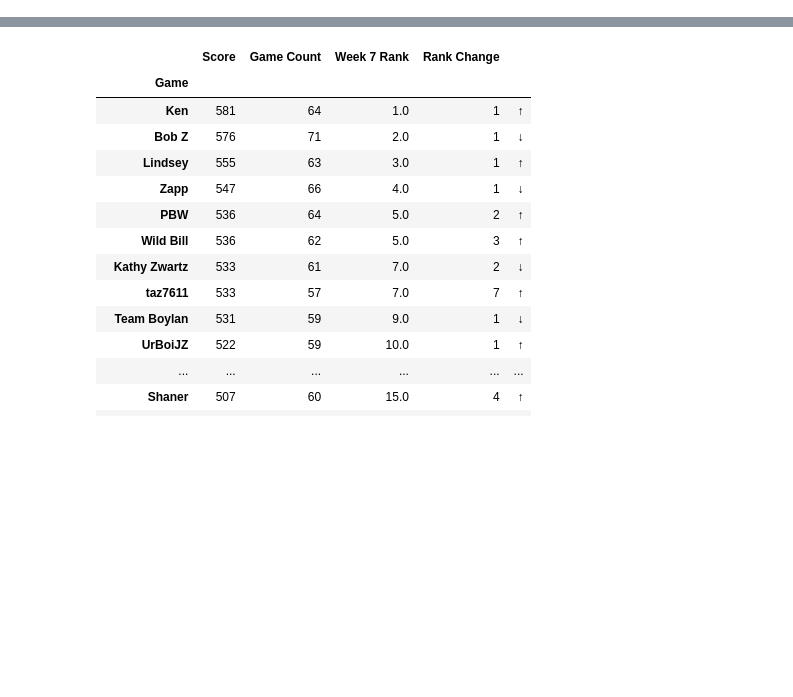
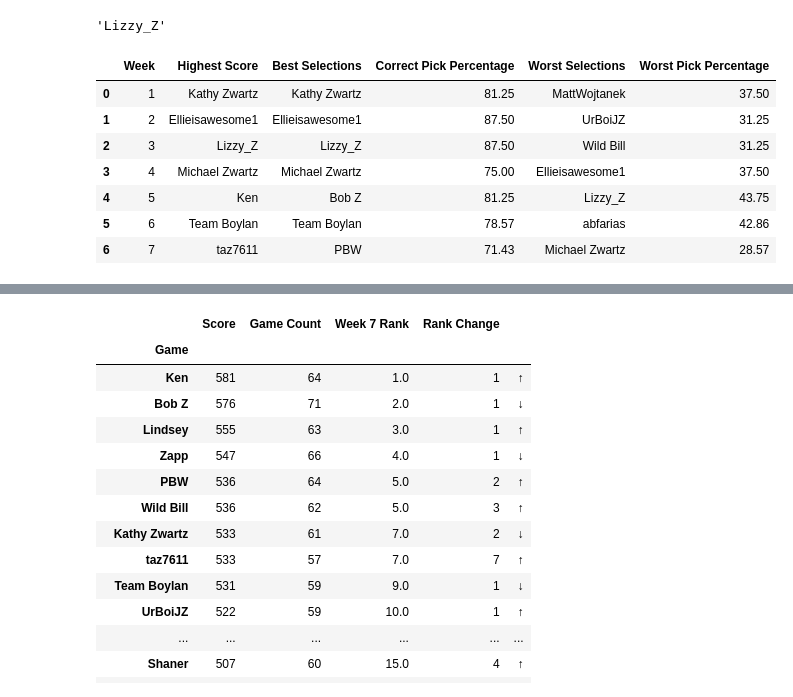
Before and after one commit to michaelzwartz/Confidence-pool, a Jupyter notebook: pool_notebook.ipynb, the cells around one changed output, grey strips where cells are left out. Saved outputs shown, nothing was run; the diff lists cells and outputs as text; code cells hidden in the pictures; blank space fills up the shorter version.

Commit message:
added best/worst df

```diff
--- a/pool_notebook.ipynb
+++ b/pool_notebook.ipynb
@@ -62,6 +167,30 @@ sum_totals(season_totals, week7_stats, 'Week 7 Rank')
 
 #caluculate the position change from the previous week
 season_totals['Rank Change Value'] = round(season_totals[season_totals.columns[len(season_totals.columns)-1]]-season_totals[season_totals.columns[len(season_totals.columns)-2]], 0)
+# %%
+week5_stats['Pick Percentage'].idxmin()
+# %% [output]
+'Lizzy_Z'
+# %%
+best_worst_dic = {'Week': 1, 'Highest Score': week1_stats['Score'].idxmax(), 'Best Selections': week1_stats['Pick Percentage'].idxmax(), 'Correct Pick Percentage': week1_stats['Pick Percentage'].max(), 'Worst Selections': week1_stats['Pick Percentage'].idxmin(), 'Worst Pick Percentage': week1_stats['Pick Percentage'].min()}
+best_worst = pd.DataFrame(best_worst_dic, index=[0])
+best_worst.loc[len(best_worst.index)] = [2, week2_stats['Score'].idxmax(), week2_stats['Pick Percentage'].idxmax(), week2_stats['Pick Percentage'].max(),  week2_stats['Pick Percentage'].idxmin(), week2_stats['Pick Percentage'].min()]
+best_worst.loc[len(best_worst.index)] = [3, week3_stats['Score'].idxmax(), week3_stats['Pick Percentage'].idxmax(), week3_stats['Pick Percentage'].max(),  week3_stats['Pick Percentage'].idxmin(), week3_stats['Pick Percentage'].min()]
+best_worst.loc[len(best_worst.index)] = [4, week4_stats['Score'].idxmax(), week4_stats['Pick Percentage'].idxmax(), week4_stats['Pick Percentage'].max(),  week4_stats['Pick Percentage'].idxmin(), week4_stats['Pick Percentage'].min()]
+best_worst.loc[len(best_worst.index)] = [5, week5_stats['Score'].idxmax(), week5_stats['Pick Percentage'].idxmax(), week5_stats['Pick Percentage'].max(),  week5_stats['Pick Percentage'].idxmin(), week5_stats['Pick Percentage'].min()]
+best_worst.loc[len(best_worst.index)] = [6, week6_stats['Score'].idxmax(), week6_stats['Pick Percentage'].idxmax(), week6_stats['Pick Percentage'].max(),  week6_stats['Pick Percentage'].idxmin(), week6_stats['Pick Percentage'].min()]
+best_worst.loc[len(best_worst.index)] = [7, week7_stats['Score'].idxmax(), week7_stats['Pick Percentage'].idxmax(), week7_stats['Pick Percentage'].max(),  week7_stats['Pick Percentage'].idxmin(), week7_stats['Pick Percentage'].min()]
+
+best_worst
+# %% [output]
+|  | Week | Highest Score | Best Selections | Correct Pick Percentage | Worst Selections | Worst Pick Percentage |
+| 0 | 1 | Kathy Zwartz | Kathy Zwartz | 81.25 | MattWojtanek | 37.50 |
+| 1 | 2 | Ellieisawesome1 | Ellieisawesome1 | 87.50 | UrBoiJZ | 31.25 |
+| 2 | 3 | Lizzy_Z | Lizzy_Z | 87.50 | Wild Bill | 31.25 |
+| 3 | 4 | Michael Zwartz | Michael Zwartz | 75.00 | Ellieisawesome1 | 37.50 |
+| 4 | 5 | Ken | Bob Z | 81.25 | Lizzy_Z | 43.75 |
+| 5 | 6 | Team Boylan | Team Boylan | 78.57 | abfarias | 42.86 |
+| 6 | 7 | taz7611 | PBW | 71.43 | Michael Zwartz | 28.57 |
 # %%
 week7_tot.head()
 # %% [output]
```
Also changed, not shown: parts of 4 cells of this notebook.
